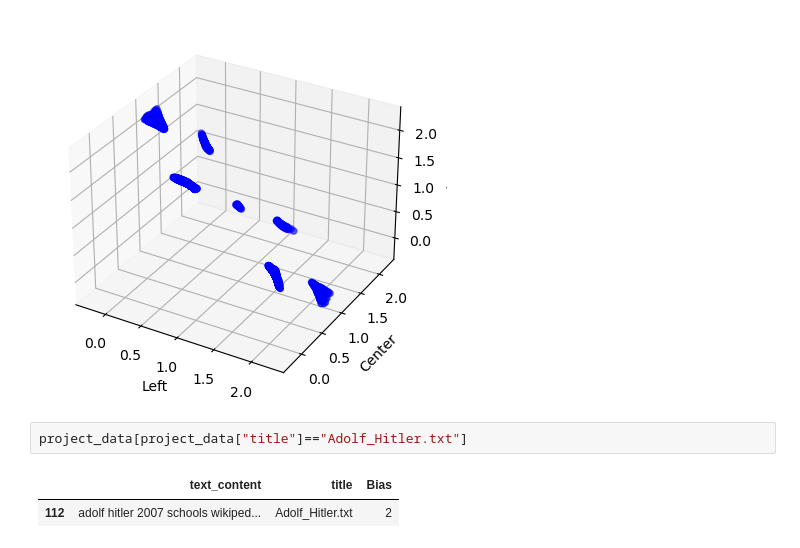
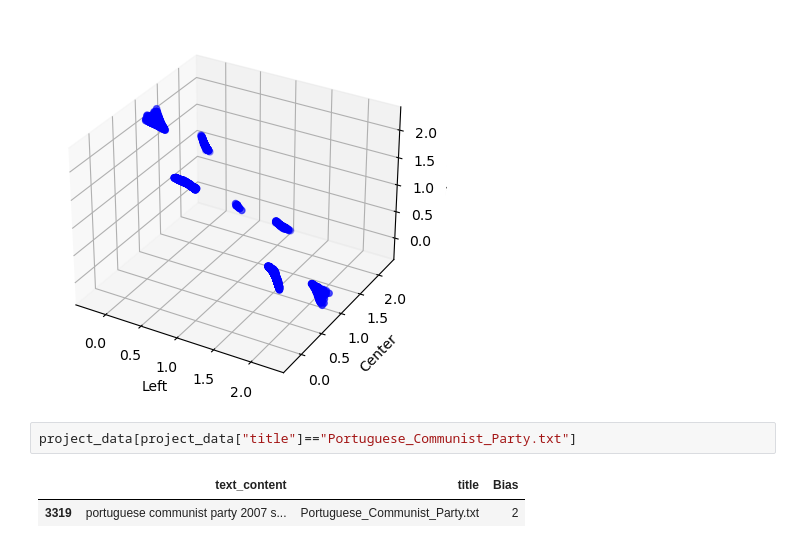
Before and after one commit to epfl-ada/ada-2023-project-miaoumiaou, a Jupyter notebook: NLP english train.ipynb, the cells around one changed output. Drawn from its saved outputs; the diff is of its cells as text.

```diff
--- a/NLP english train.ipynb
+++ b/NLP english train.ipynb
@@ -361,7 +362,7 @@ plt.show()
 # %% [output]
 [figure]
 # %%
-project_data[project_data["title"]=="Adolf_Hitler.txt"]
+project_data[project_data["title"]=="Portuguese_Communist_Party.txt"]
 # %% [output]
 |  | text_content | title | Bias |
-| 112 | adolf hitler 2007 schools wikiped... | Adolf_Hitler.txt | 2 |
+| 3319 | portuguese communist party 2007 s... | Portuguese_Communist_Party.txt | 2 |
```
Also changed, not shown: parts of 7 cells of this notebook, 1 other file.
